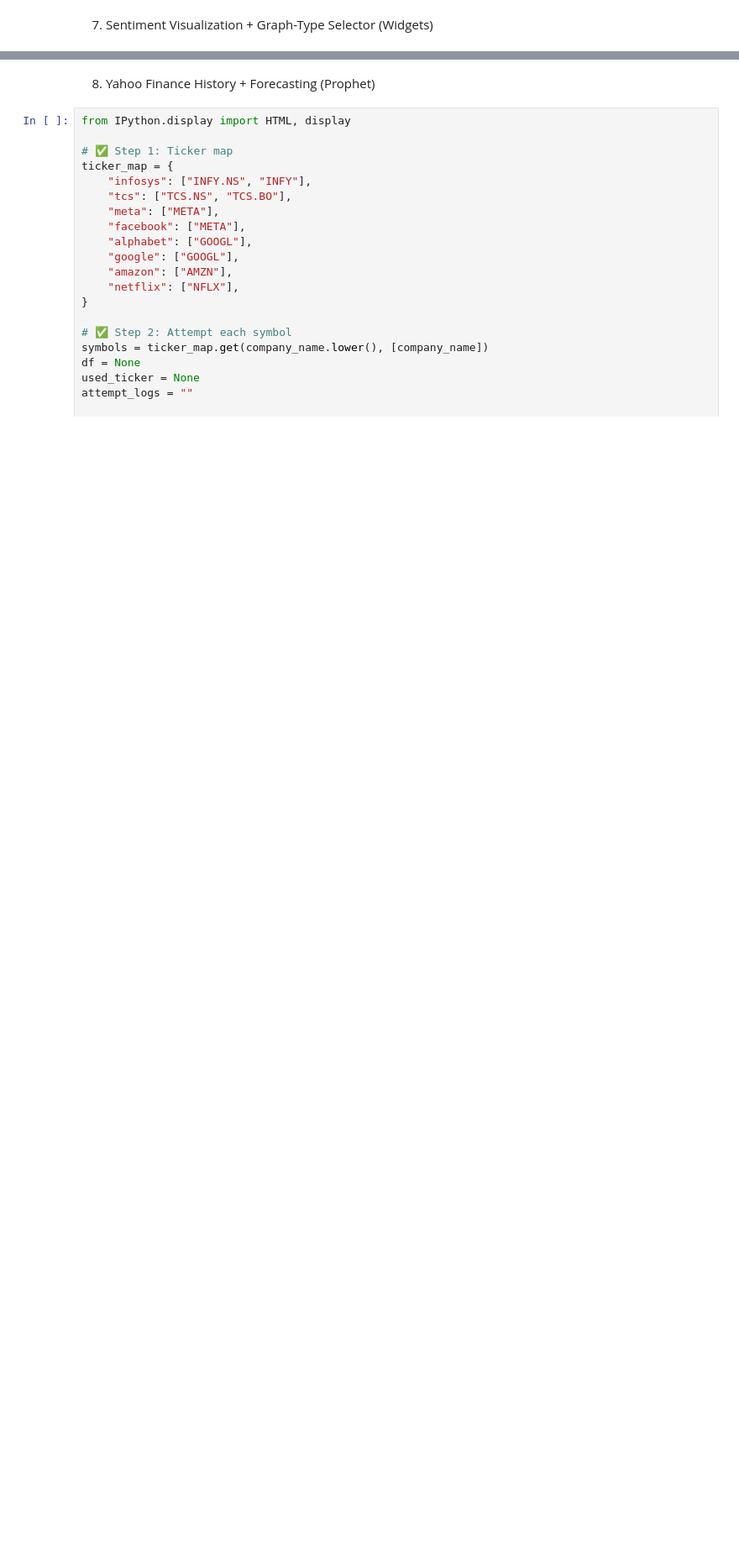
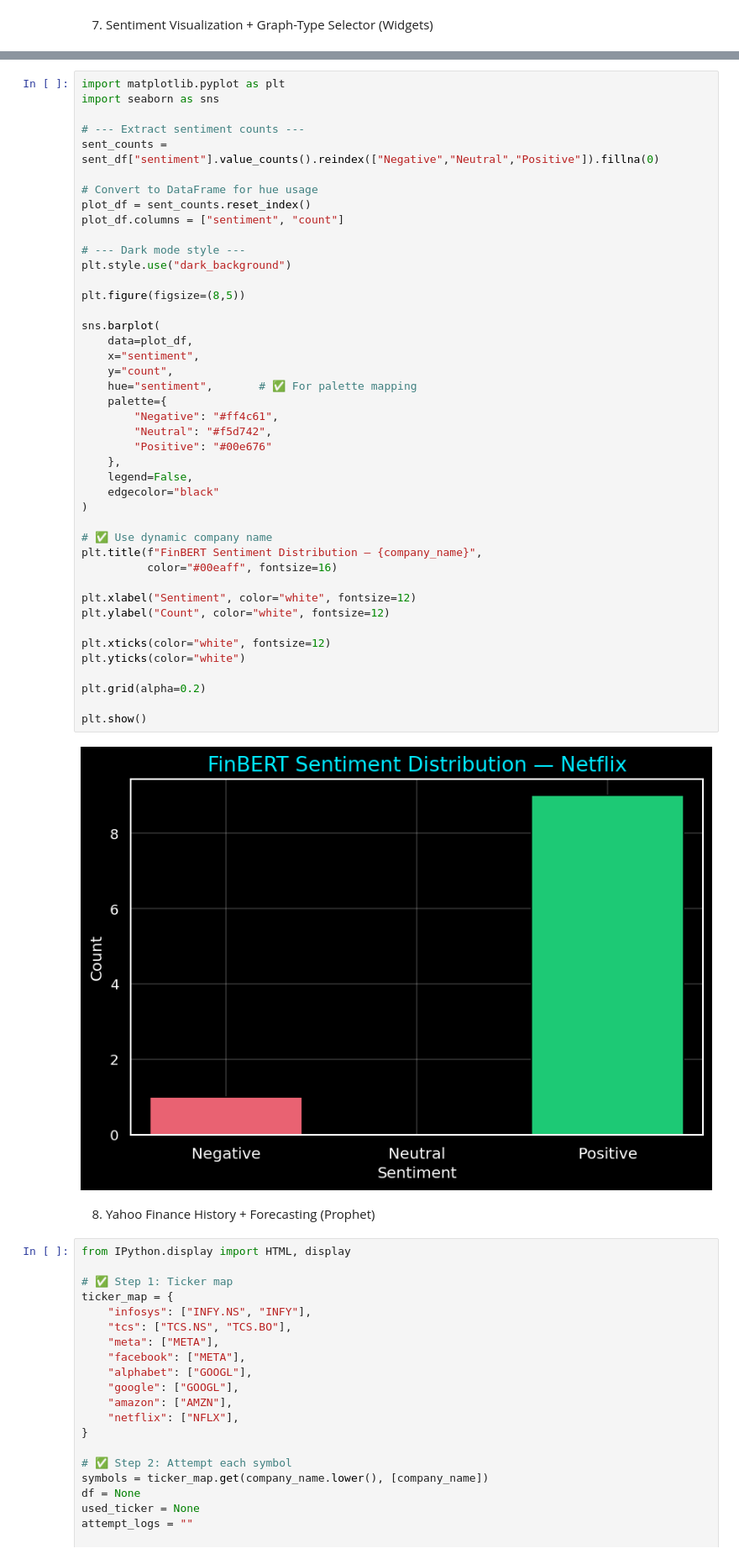
Before and after one commit to gopichandchalla16/infosys-internship-real-time-industry-insight-system, a Jupyter notebook: Realtime_Industry_Insight_AI.ipynb, the cells around one changed output, grey strips where cells are left out. Shown at 84% size. Drawn from its saved outputs; the diff is of its cells as text; blank space fills up the shorter version.

```diff
--- a/Realtime_Industry_Insight_AI.ipynb
+++ b/Realtime_Industry_Insight_AI.ipynb
@@ -771,3 +673,48 @@ display(HTML(chart_selector_html))
+# %%
+import matplotlib.pyplot as plt
+import seaborn as sns
+
+# --- Extract sentiment counts ---
+sent_counts = sent_df["sentiment"].value_counts().reindex(["Negative","Neutral","Positive"]).fillna(0)
+
+# Convert to DataFrame for hue usage
+plot_df = sent_counts.reset_index()
+plot_df.columns = ["sentiment", "count"]
+
+# --- Dark mode style ---
+plt.style.use("dark_background")
+
+plt.figure(figsize=(8,5))
+
+sns.barplot(
+    data=plot_df,
+    x="sentiment",
+    y="count",
+    hue="sentiment",       # ✅ For palette mapping
+    palette={
+        "Negative": "#ff4c61",
+        "Neutral": "#f5d742",
+        "Positive": "#00e676"
+    },
+    legend=False,
+    edgecolor="black"
+)
+
+# ✅ Use dynamic company name
+plt.title(f"FinBERT Sentiment Distribution — {company_name}",
+          color="#00eaff", fontsize=16)
+
+plt.xlabel("Sentiment", color="white", fontsize=12)
+plt.ylabel("Count", color="white", fontsize=12)
+
+plt.xticks(color="white", fontsize=12)
+plt.yticks(color="white")
+
+plt.grid(alpha=0.2)
+
+plt.show()
+# %% [output]
+[figure, added]
 # %% [markdown]
 8) Yahoo Finance History + Forecasting (Prophet)
 # %%
```
Also changed, not shown: parts of 7 cells of this notebook.
